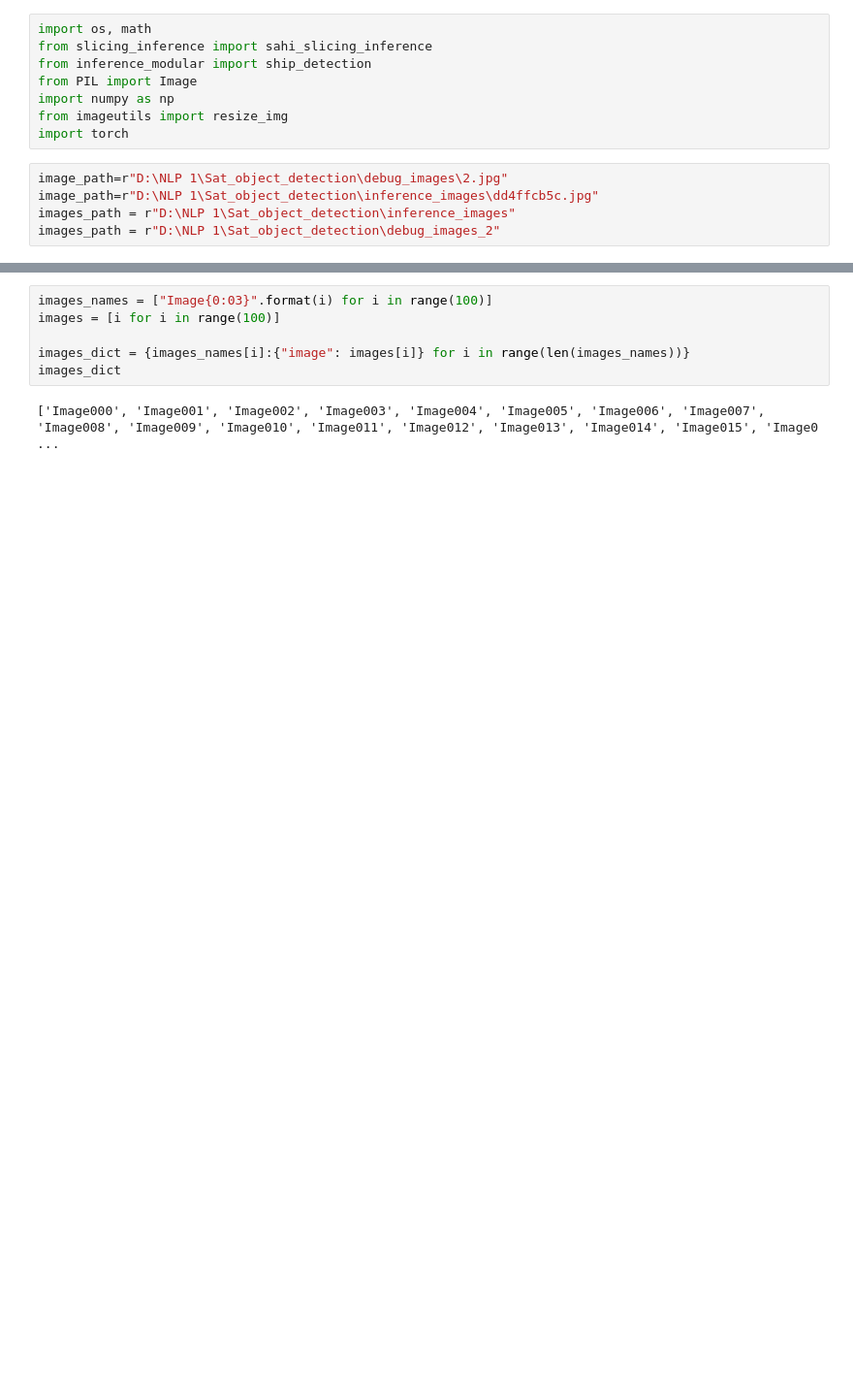
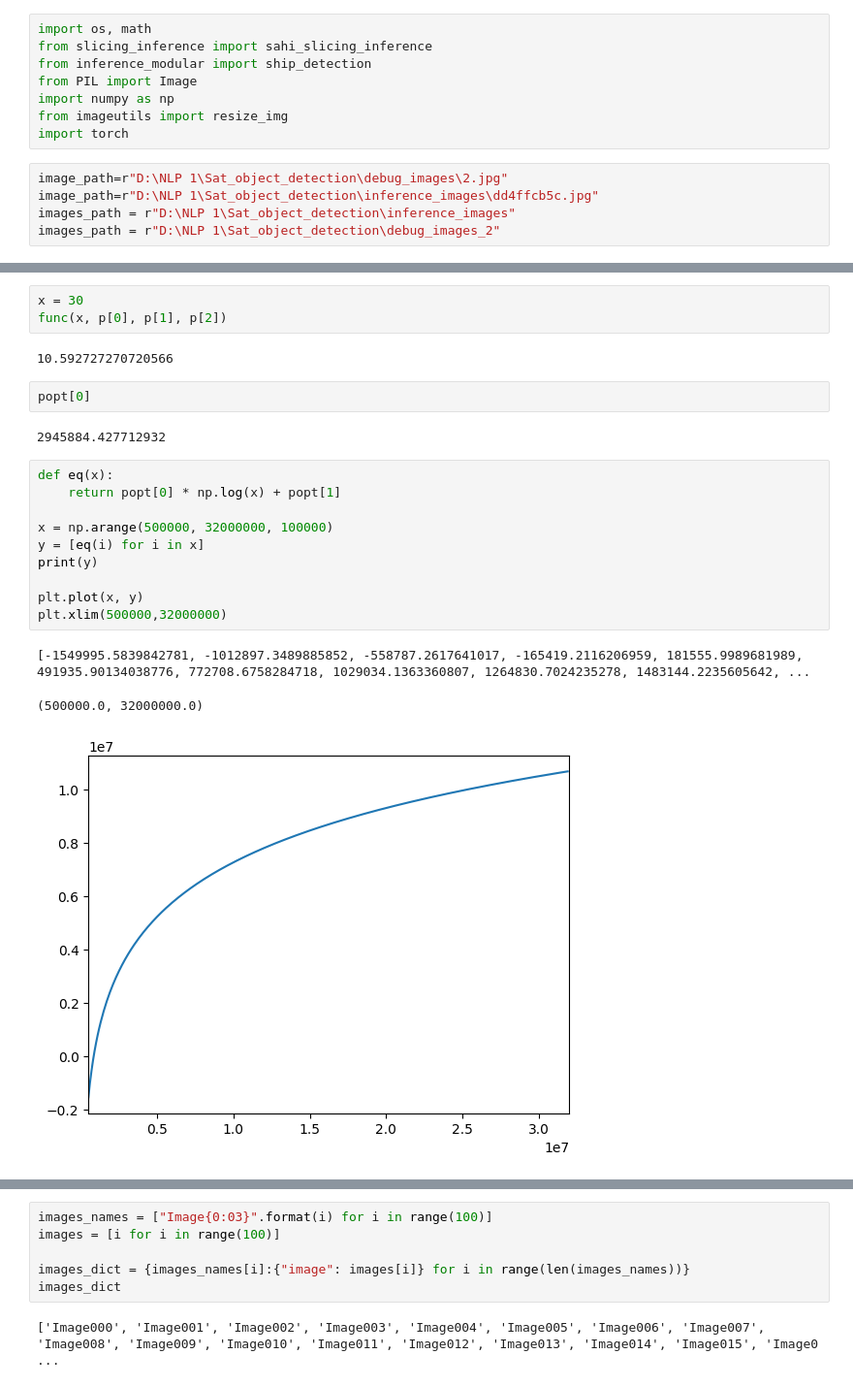
Before and after one commit to FarshadAmiri/Sat_object_detection, a Jupyter notebook: debug.ipynb, the cells around one changed output, grey strips where cells are left out. Shown: that part at 97% size. Drawn from its saved outputs; the diff is of its cells as text; blank space fills up the shorter version.

```diff
--- a/debug.ipynb
+++ b/debug.ipynb
@@ -13,0 +46,23 @@ images_path = r"D:\NLP 1\Sat_object_detection\debug_images_2"
+# %%
+x = 30
+func(x, p[0], p[1], p[2])
+# %% [output]
+10.592727270720566
+# %%
+popt[0]
+# %% [output]
+2945884.427712932
+# %%
+def eq(x):
+    return popt[0] * np.log(x) + popt[1]
+
+x = np.arange(500000, 32000000, 100000)
+y = [eq(i) for i in x]
+print(y)
+
+plt.plot(x, y)
+plt.xlim(500000,32000000)
+# %% [output]
+[-1549995.5839842781, -1012897.3489885852, -558787.2617641017, -165419.2116206959, 181555.9989681989, 491935.90134038776, 772708.6758284718, 1029034.1363360807, 1264830.7024235278, 1483144.2235605642, ...
+(500000.0, 32000000.0)
+[figure, added]
```
Also changed, not shown: parts of 30 cells of this notebook, 4 other files.
